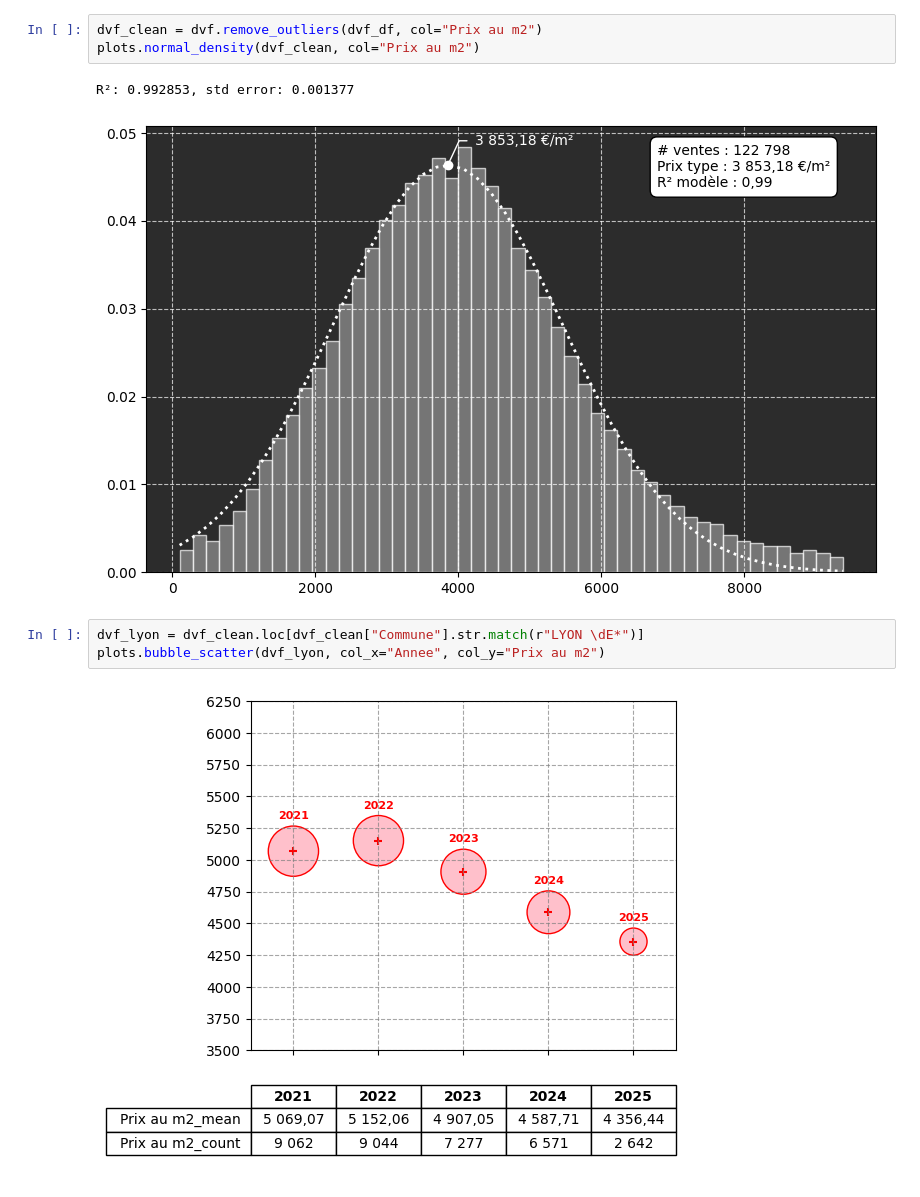
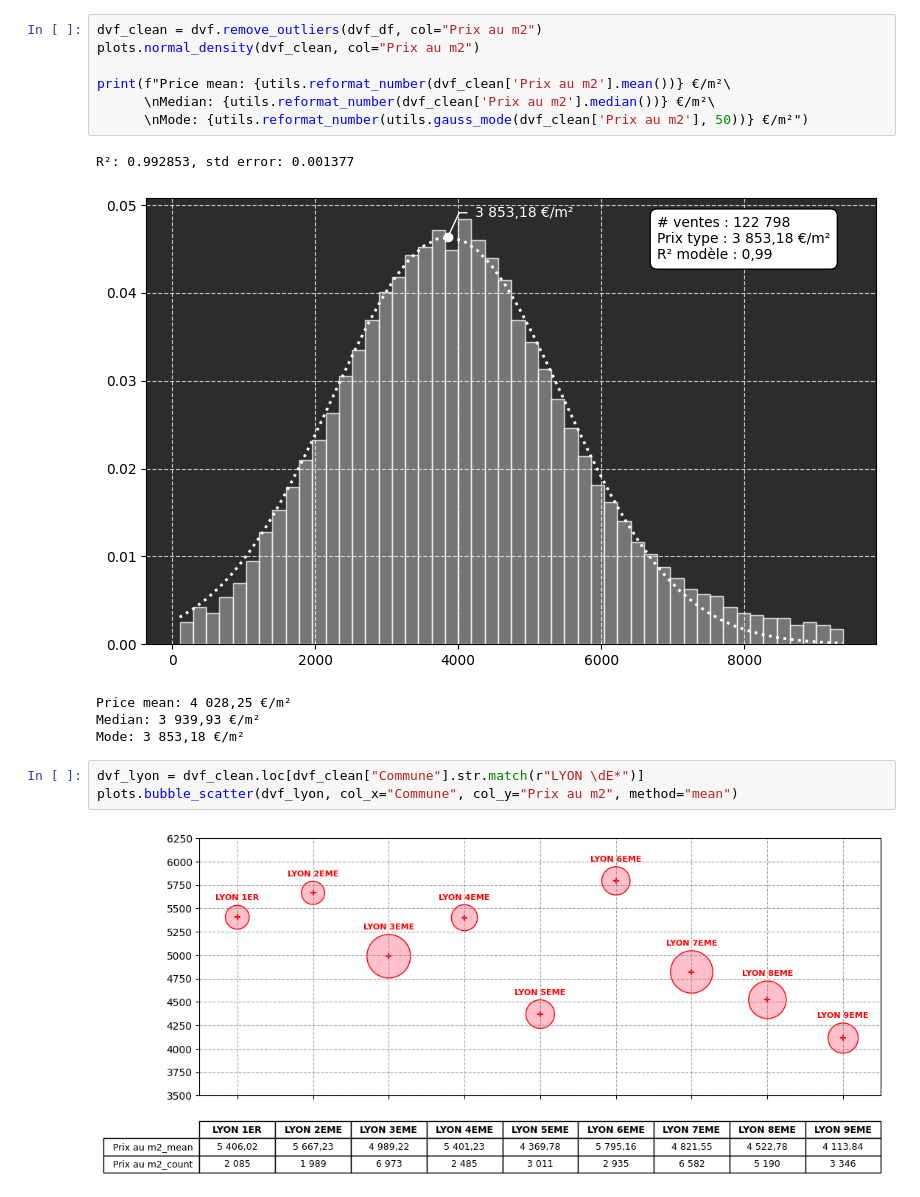
Before and after one commit to Fernandlevampire/data-insee, a Jupyter notebook: main.ipynb, the cells around one changed output. Drawn from its saved outputs; the diff is of its cells as text.

Commit message:
utils - compute gauss_mode ; plots - bubbles - add method parameter

```diff
--- a/main.ipynb
+++ b/main.ipynb
@@ -78,11 +62,18 @@ Memory before reading: 284.65 Mb
 # %%
 dvf_clean = dvf.remove_outliers(dvf_df, col="Prix au m2")
 plots.normal_density(dvf_clean, col="Prix au m2")
+
+print(f"Price mean: {utils.reformat_number(dvf_clean['Prix au m2'].mean())} €/m²\
+      \nMedian: {utils.reformat_number(dvf_clean['Prix au m2'].median())} €/m²\
+      \nMode: {utils.reformat_number(utils.gauss_mode(dvf_clean['Prix au m2'], 50))} €/m²")
 # %% [output]
 R²: 0.992853, std error: 0.001377
 [figure]
+Price mean: 4 028,25 €/m²
+Median: 3 939,93 €/m²
+Mode: 3 853,18 €/m²
 # %%
 dvf_lyon = dvf_clean.loc[dvf_clean["Commune"].str.match(r"LYON \dE*")]
-plots.bubble_scatter(dvf_lyon, col_x="Annee", col_y="Prix au m2")
+plots.bubble_scatter(dvf_lyon, col_x="Commune", col_y="Prix au m2", method="mean")
 # %% [output]
-[figure, old version]
+[figure, new version]
```
Also changed, not shown: parts of 4 cells of this notebook, 2 other files.
